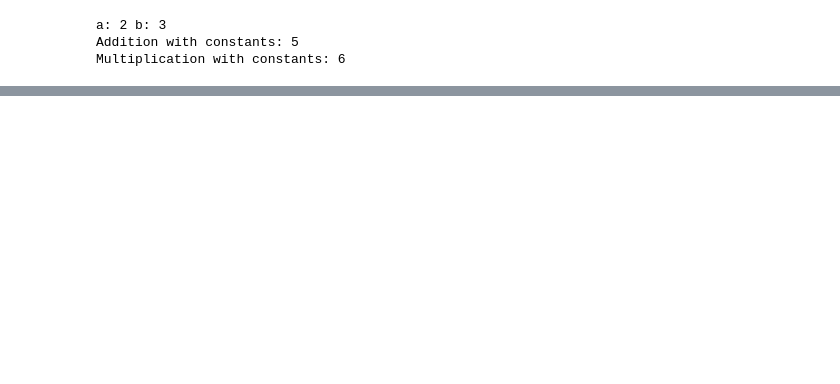
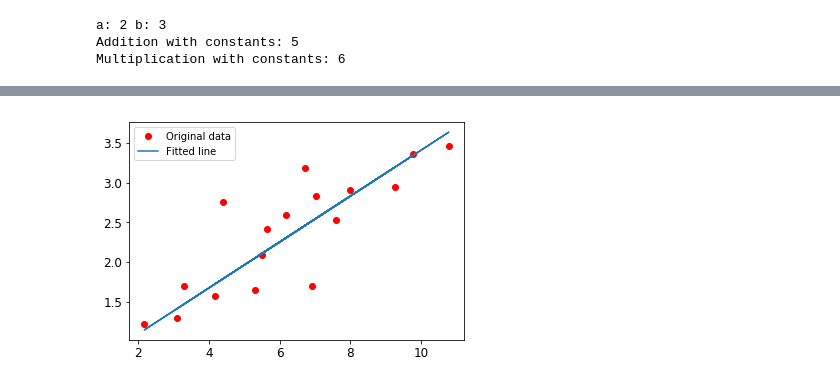
Before and after one commit to vimalanandans/mit-deep-learning, a Jupyter notebook: tutorial_deep_learning_basics/dnn_tf_tryout.ipynb, the cells around one changed output, grey strips where cells are left out. Cells and saved outputs as stored; diff of their text form; code cells hidden in the pictures; blank space fills up the shorter version.

```diff
--- a/tutorial_deep_learning_basics/dnn_tf_tryout.ipynb
+++ b/tutorial_deep_learning_basics/dnn_tf_tryout.ipynb
@@ -50,0 +227,10 @@ Multiplication with constants: 6
+# %%
+from sklearn.preprocessing import StandardScaler
+scaler = StandardScaler()
+scaled_housing_data = scaler.fit_transform(housing.data)
+scaled_housing_data_plus_bias = np.c_[np.ones((m, 1)), scaled_housing_data]
+
+print(scaled_housing_data_plus_bias.mean(axis=0))
+print(scaled_housing_data_plus_bias.mean(axis=1))
+print(scaled_housing_data_plus_bias.mean())
+print(scaled_housing_data_plus_bias.shape)
@@ -50,0 +348,62 @@ Multiplication with constants: 6
+# %%
+rng = np.random
+
+# Parameters
+learning_rate = 0.01
+training_epochs = 1000
+display_step = 50
+
+# Training Data
+train_X = np.asarray([3.3,4.4,5.5,6.71,6.93,4.168,9.779,6.182,7.59,2.167,
+                         7.042,10.791,5.313,7.997,5.654,9.27,3.1])
+train_Y = np.asarray([1.7,2.76,2.09,3.19,1.694,1.573,3.366,2.596,2.53,1.221,
+                         2.827,3.465,1.65,2.904,2.42,2.94,1.3])
+n_samples = train_X.shape[0]
+
+# tf Graph Input
+X = tf.placeholder("float")
+Y = tf.placeholder("float")
+
+# Set model weights and bias random
+W = tf.Variable(rng.randn(), name="weight")
+b = tf.Variable(rng.randn(), name="bias")
+
+# Construct a linear model. y = XW + b
+pred = tf.add(tf.multiply(X, W), b)
+
+# Mean squared error
+cost = tf.reduce_sum(tf.pow(pred-Y, 2))/(2*n_samples)
+
+# Gradient descent
+optimizer = tf.train.GradientDescentOptimizer(learning_rate).minimize(cost)
+
+
+# Initialize the variables (i.e. assign their default value)
+init = tf.global_variables_initializer()
+
+
+# Start training
+with tf.Session() as sess:
+    sess.run(init)
+
+    # Fit all training data
+    for epoch in range(training_epochs):
+        for (x, y) in zip(train_X, train_Y):
+            sess.run(optimizer, feed_dict={X: x, Y: y})
+
+        #Display logs per epoch step
+        if (epoch+1) % display_step == 0:
+            c = sess.run(cost, feed_dict={X: train_X, Y:train_Y})
+            print ("Epoch:", '%04d' % (epoch+1), "cost=", "{:.9f}".format(c), \
+                "W = ", sess.run(W), "b = ", sess.run(b))
+
+    print ("Optimization Finished!")
+    training_cost = sess.run(cost, feed_dict={X: train_X, Y: train_Y})
+    print ("Training cost=", training_cost, "W = ", sess.run(W), "b = ", sess.run(b), '\n')
+
+    #Graphic display
+    plt.plot(train_X, train_Y, 'ro', label='Original data')
+    plt.plot(train_X, sess.run(W) * train_X + sess.run(b), label='Fitted line')
+    plt.legend()
+    plt.show()
+# %% [output]
@@ -50,0 +427 @@ Multiplication with constants: 6
+[figure, added]
```
Also changed, not shown: parts of 29 cells of this notebook.
